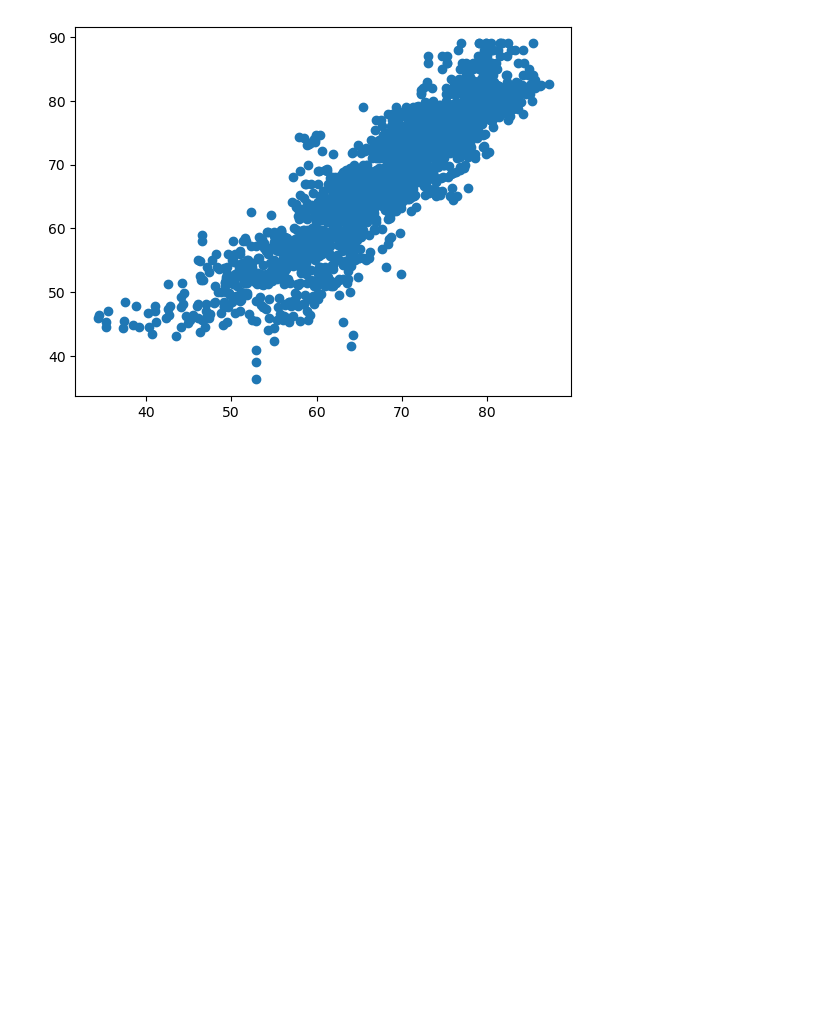
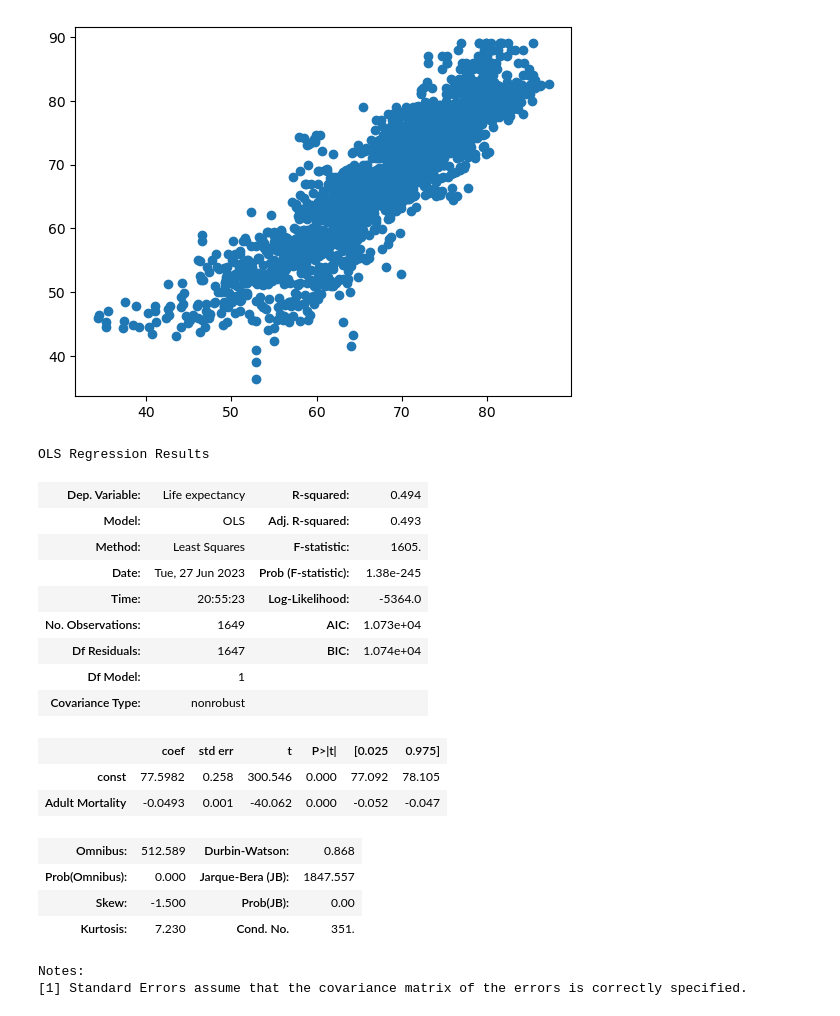
Before and after one commit to sierraporta/InteligenciaAnaliticaDeDatos_MinTIC, a Jupyter notebook: Notebooks/8_RegresionLineal.ipynb, the cells around one changed output. Drawn from its saved outputs; the diff is of its cells as text; code cells hidden in the pictures; blank space fills up the shorter version.

```diff
--- a/Notebooks/8_RegresionLineal.ipynb
+++ b/Notebooks/8_RegresionLineal.ipynb
@@ -271,3 +271,32 @@ plt.scatter(predicciones2,data2["Life expectancy "])
 # %% [output]
 <matplotlib.collections.PathCollection at 0x...>
 [figure]
+# %%
+X3=data1["Adult Mortality"]
+Y3=data1["Life expectancy "]
+# %%
+X3=smod.add_constant(X3)
+# %%
+modelo3=smod.OLS(Y3,X3).fit()
+# %%
+modelo3.summary()
+# %% [output]
+OLS Regression Results
+| Dep. Variable: | Life expectancy | R-squared: | 0.494 |
+| Model: | OLS | Adj. R-squared: | 0.493 |
+| Method: | Least Squares | F-statistic: | 1605. |
+| Date: | Tue, 27 Jun 2023 | Prob (F-statistic): | 1.38e-245 |
+| Time: | 20:55:23 | Log-Likelihood: | -5364.0 |
+| No. Observations: | 1649 | AIC: | 1.073e+04 |
+| Df Residuals: | 1647 | BIC: | 1.074e+04 |
+| Df Model: | 1 |  |  |
+| Covariance Type: | nonrobust |  |  |
+|  | coef | std err | t | P>|t| | [0.025 | 0.975] |
+| const | 77.5982 | 0.258 | 300.546 | 0.000 | 77.092 | 78.105 |
+| Adult Mortality | -0.0493 | 0.001 | -40.062 | 0.000 | -0.052 | -0.047 |
+| Omnibus: | 512.589 | Durbin-Watson: | 0.868 |
+| Prob(Omnibus): | 0.000 | Jarque-Bera (JB): | 1847.557 |
+| Skew: | -1.500 | Prob(JB): | 0.00 |
+| Kurtosis: | 7.230 | Cond. No. | 351. |
+Notes:
+[1] Standard Errors assume that the covariance matrix of the errors is correctly specified.
```
Also changed, not shown: parts of 2 cells of this notebook.
